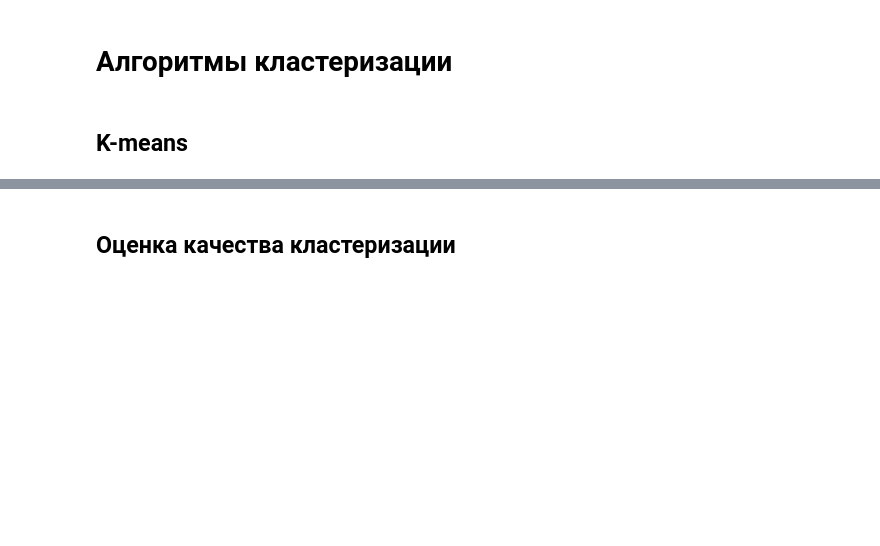
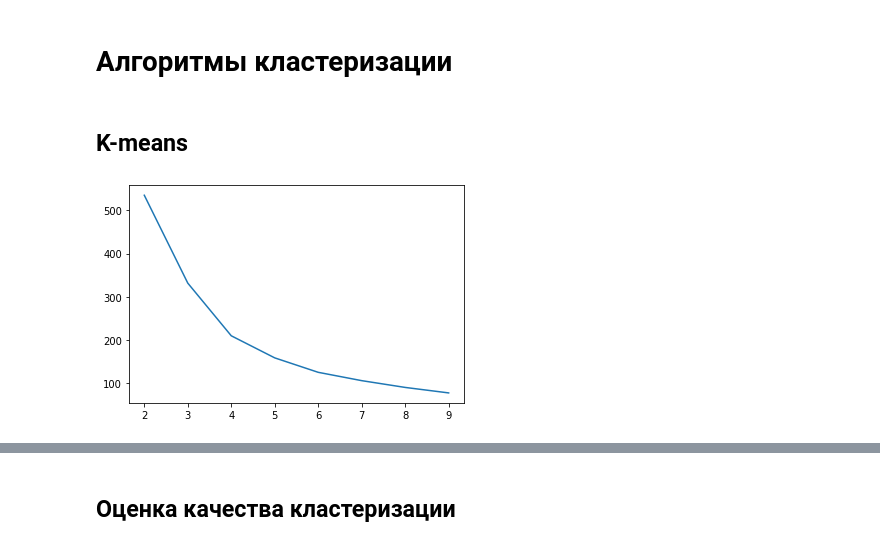
Before and after one commit to Rote-cloud/ML, a Jupyter notebook: Lab6.ipynb, the cells around one changed output, grey strips where cells are left out. Cells and saved outputs as stored; diff of their text form; code cells hidden in the pictures; blank space fills up the shorter version.

```diff
--- a/Lab6.ipynb
+++ b/Lab6.ipynb
@@ -41,0 +44,11 @@ plt.show()
+# %%
+inertias = []
+
+for i in range(2, 10):
+  m = KMeans(i).fit(data1)
+  inertias.append(m.inertia_)
+
+plt.plot(range(2,10), inertias)
+plt.show()
+# %% [output]
+[figure, added]
```
Also changed, not shown: parts of 15 cells of this notebook, 1 other file.
